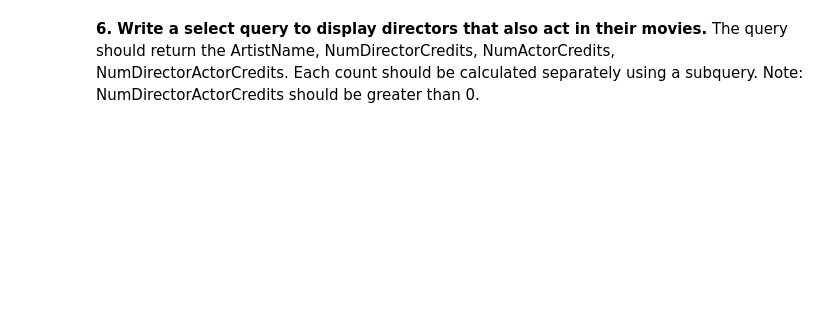
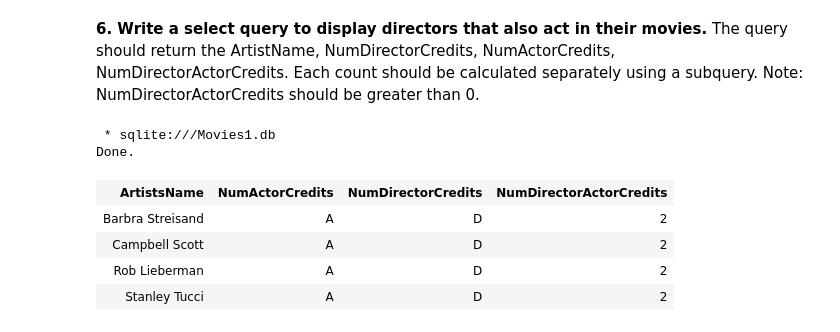
Before and after one commit to fairfield-ba510-spring2020/movies-tonight-bridgetweill, a Jupyter notebook: Part4.ipynb, the cells around one changed output. Cells and saved outputs as stored; diff of their text form; code cells hidden in the pictures; blank space fills up the shorter version.

```diff
--- a/Part4.ipynb
+++ b/Part4.ipynb
@@ -66,2 +146,20 @@ FROM MOVIES
 # %% [markdown]
 **6. Write a select query to display directors that also act in their movies.** The query should return the ArtistName, NumDirectorCredits, NumActorCredits, NumDirectorActorCredits. Each count should be calculated separately using a subquery. Note: NumDirectorActorCredits should be greater than 0.
+# %%
+%%sql
+SELECT ARTISTS.NAME AS  ArtistsName , Cactor.CCODE as NumActorCredits , Cdirector.CCODE as NumDirectorCredits, COUNT(CREDITS.CCode) AS NumDirectorActorCredits
+FROM CREDITS
+JOIN CREDITS AS Cactor USING (ARTISTID)
+JOIN CREDITS AS Cdirector USING (ARTISTID)
+JOIN ARTISTS USING (ARTISTID)
+WHERE NumActorCredits =  'A' and NumDirectorCredits = 'D'
+GROUP BY ARTISTS.NAME
+HAVING NumDirectorActorCredits > 1;
+# %% [output]
+ * sqlite:///Movies1.db
+Done.
+| ArtistsName | NumActorCredits | NumDirectorCredits | NumDirectorActorCredits |
+| Barbra Streisand | A | D | 2 |
+| Campbell Scott | A | D | 2 |
+| Rob Lieberman | A | D | 2 |
+| Stanley Tucci | A | D | 2 |
```
Also changed, not shown: parts of 7 cells of this notebook, 3 other files.
